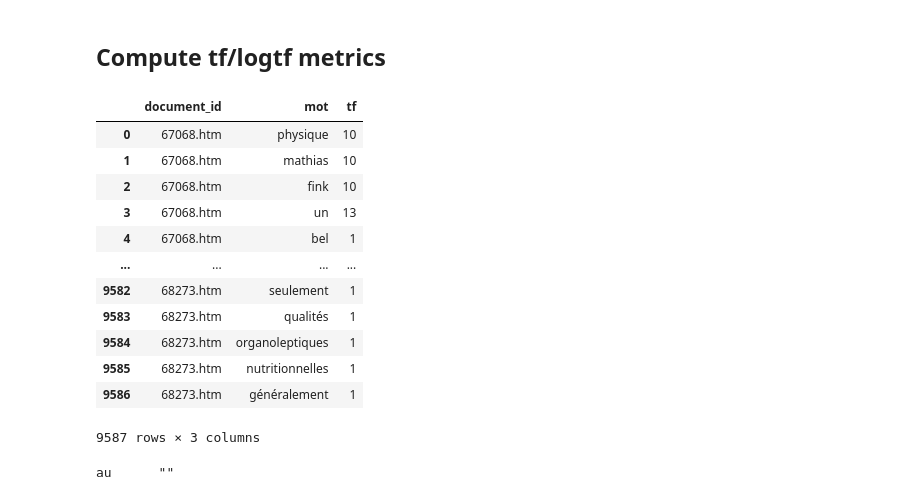
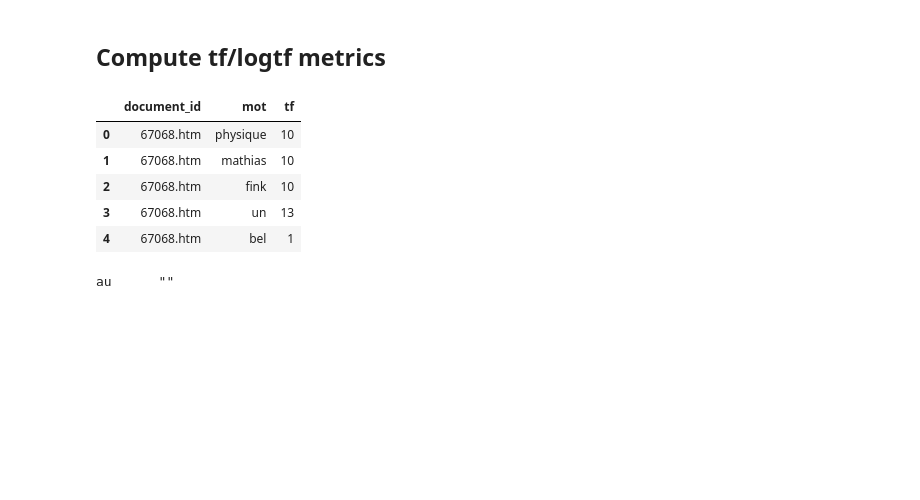
Before and after one commit to Ryustiel/LO17, a Jupyter notebook: test.ipynb, the cells around one changed output. Cells and saved outputs as stored; diff of their text form; code cells hidden in the pictures; blank space fills up the shorter version.

```diff
--- a/test.ipynb
+++ b/test.ipynb
@@ -26,7 +26,7 @@ COMPARISON_OUTPUT_DIR = os.path.join(OUTPUT_FOLDER, "lemma_comparison")
 from index import BS4Parser, Corpus
 
 file_client = BS4Parser()
-documents = file_client.process_folder(DATA_FOLDER, limit=40)  # Process all files inside the folder
+documents = file_client.process_folder(DATA_FOLDER, limit=None)  # Process all files inside the folder
 Corpus(documents = documents)
 # %% [output]
 Corpus(documents=[Document(fichier='67068.htm', numero='258', date=datetime.datetime(2011, 6, 21, 0, 0), rubrique='Focus', titre='Physique : Mathias Fink, un bel exemple de chercheur qui innove', aute ...
@@ -57,21 +57,14 @@ pd.read_csv(SEGMENTATION_FILE, sep='\t', header=None, names=["Document", "Segmen
 # %% [markdown]
 ## Compute tf/logtf metrics
 # %%
-CORPUS.term_frequencies
+CORPUS.term_frequencies.head()
 # %% [output]
 |  | document_id | mot | tf |
 | 0 | 67068.htm | physique | 10 |
 | 1 | 67068.htm | mathias | 10 |
 | 2 | 67068.htm | fink | 10 |
 | 3 | 67068.htm | un | 13 |
 | 4 | 67068.htm | bel | 1 |
-| ... | ... | ... | ... |
-| 9582 | 68273.htm | seulement | 1 |
-| 9583 | 68273.htm | qualités | 1 |
-| 9584 | 68273.htm | organoleptiques | 1 |
-| 9585 | 68273.htm | nutritionnelles | 1 |
-| 9586 | 68273.htm | généralement | 1 |
-9587 rows × 3 columns
 # %%
 with open(ANTI_DICT_FILE, "w+", encoding="utf-8") as file:
     file.writelines([f"{token}\t\"\"\n" for token in CORPUS.anti_dict()])
```
Also changed, not shown: parts of 5 cells of this notebook, 2 other files.
